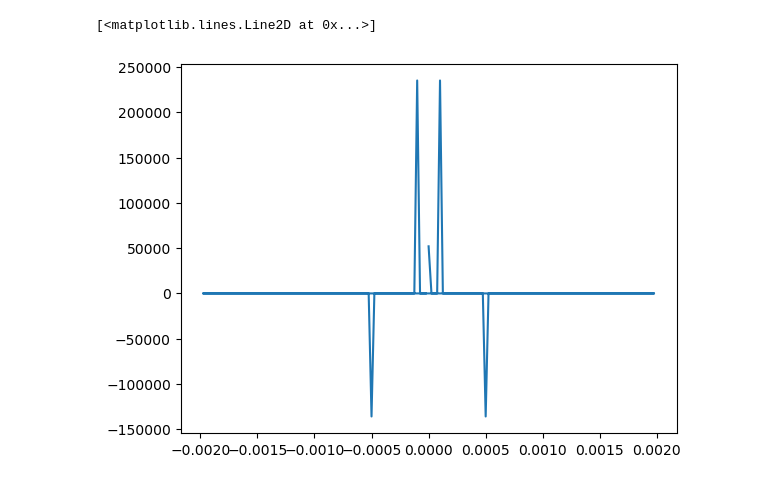
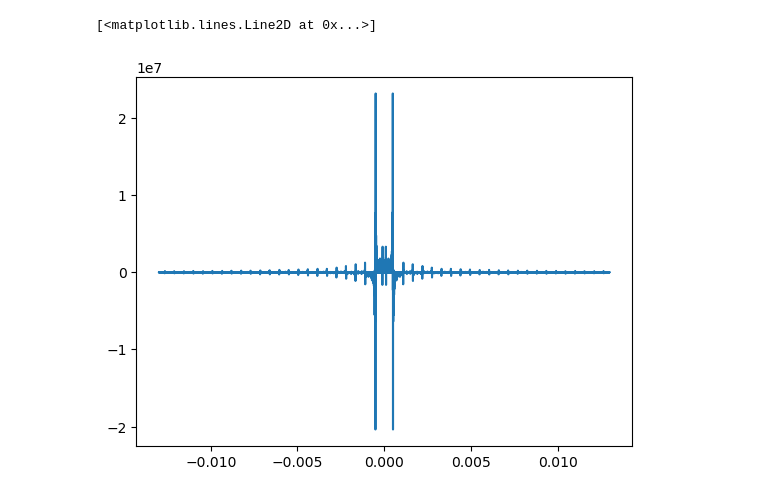
Before and after one commit to adityabhagwani/Curve-Optimizer, a Jupyter notebook: Experiment 1.ipynb, the cells around one changed output. Cells and saved outputs as stored; diff of their text form; code cells hidden in the pictures.

```diff
--- a/Experiment 1.ipynb
+++ b/Experiment 1.ipynb
@@ -62,7 +169,13 @@ plt.plot(t, signal)
 # %%
-split_point = len(signal) // 2
-signal_train = signal[0:split_point]
-signal_test = signal[split_point:]
+# ----------------------------------------------------------------------------
+# 6. Train / test split
+# ----------------------------------------------------------------------------
+# The signal is split at its midpoint. The first half (signal_train) stands in
+# for what a perfectly memorising DNN would have learned; the second half
+# (signal_test) is the held-out evaluation window.
+split_point  = len(signal) // 2
+signal_train = signal[:split_point]
+signal_test  = signal[split_point:]
 
 plt.plot(signal_train)
 # %% [output]
@@ -87,13 +212,20 @@ plt.plot(freqs, Y_fft)
 # %%
-threshold = 0.002
-mag_threshold = 50000
-lpf_mask = np.abs(freqs) < threshold
-Y_fft_lpf = Y_fft * lpf_mask
-freqs_lpf = freqs * lpf_mask
-mag_mask = np.abs(Y_fft_lpf.real) > mag_threshold
-Y_fft_lpf_mf = Y_fft_lpf * mag_mask
-plt.plot(freqs_lpf, Y_fft_lpf_mf)
+# ----------------------------------------------------------------------------
+# 8. Apply a hard low-pass filter (LPF) in the frequency domain
+# ----------------------------------------------------------------------------
+# Zero out all spectral coefficients whose absolute frequency exceeds the
+# threshold. This removes the broadband noise while leaving the true signal
+# components (all below ~0.006 Hz) intact.
+# threshold=0.013 is used here for illustration; the sweep in the final cell
+# will find the empirically optimal cutoff.
+threshold  = 0.013
+lpf_mask   = np.abs(freqs) < threshold   # boolean mask: True = keep, False = zero
+Y_fft_lpf  = Y_fft * lpf_mask            # apply mask in frequency domain
+freqs_lpf  = freqs * lpf_mask
+
+# Visualise the filtered spectrum
+plt.plot(freqs_lpf, Y_fft_lpf)
 # %% [output]
 [<matplotlib.lines.Line2D at 0x...>]
-[figure, old version]
+[figure, new version]
 # %%
```
Also changed, not shown: parts of 13 cells of this notebook, 3 other files.
